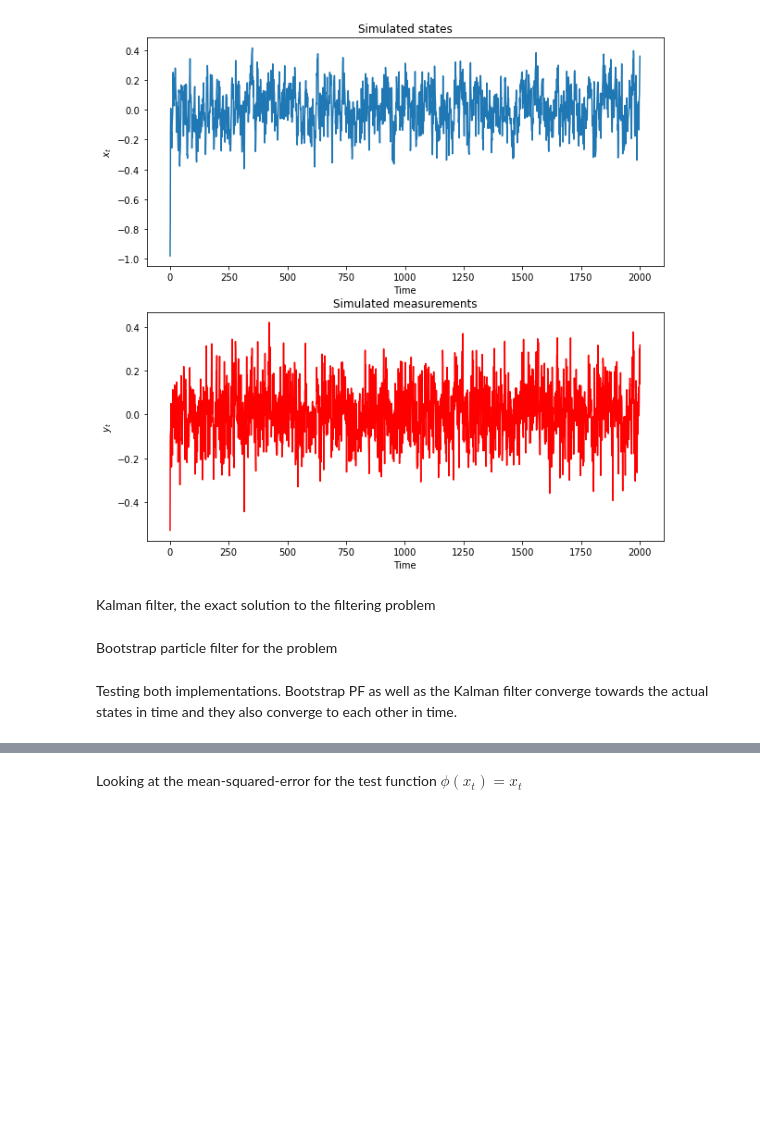
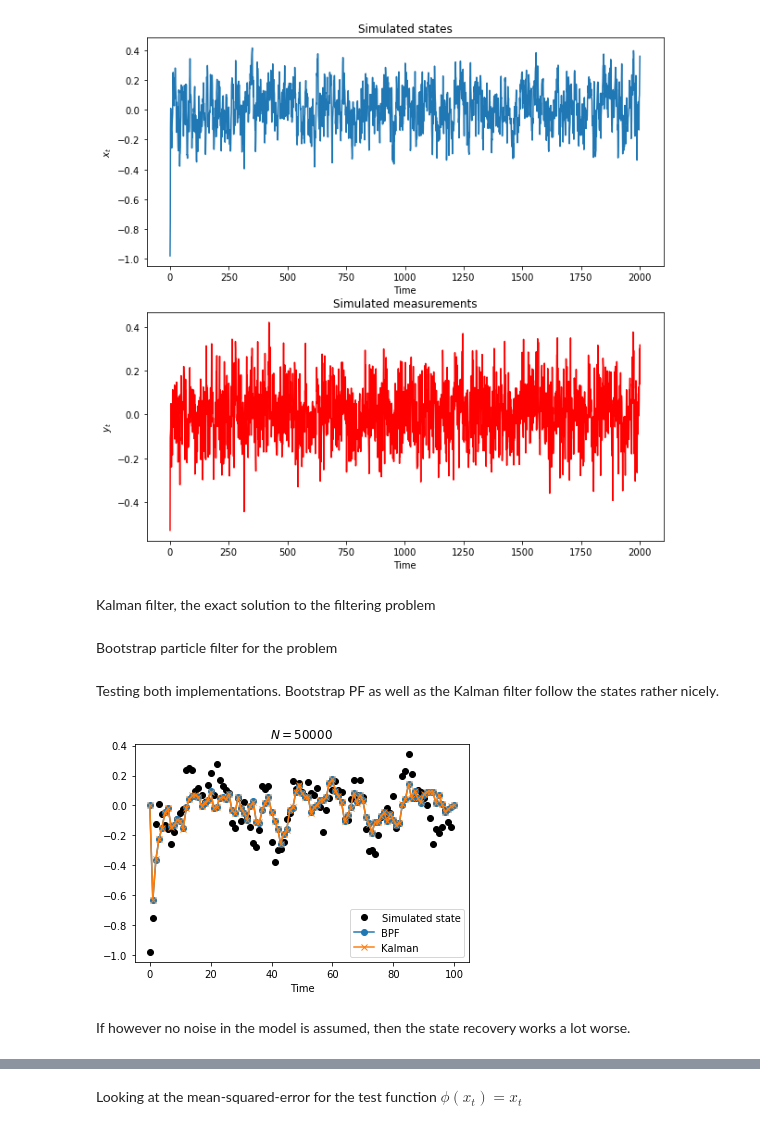
Before and after one commit to cyianor/smc2017, a Jupyter notebook: solutions/code/Python/fheld/exII.ipynb, the cells around one changed output, grey strips where cells are left out. Drawn from its saved outputs; the diff is of its cells as text; code cells hidden in the pictures; blank space fills up the shorter version.

```diff
--- a/solutions/code/Python/fheld/exII.ipynb
+++ b/solutions/code/Python/fheld/exII.ipynb
@@ -437,7 +437,27 @@ def bootstrap_PF(y, N=100, A=0.7, C=0.5, Q=0.0, R=0.1, P0=1):
 
     return xs, ws
 # %% [markdown]
-Testing both implementations. Bootstrap PF as well as the Kalman filter converge towards the actual states in time and they also converge to each other in time.
+Testing both implementations. Bootstrap PF as well as the Kalman filter follow the states rather nicely.
+# %%
+Tmax = 100
+N = 50000
+means_kf, stddevs_kf = kalman_filter(ys_sim[:Tmax], Q=0.1)
+xs, ws = bootstrap_PF(ys_sim[:Tmax], N=N, Q=0.1)
+means_bpf = np.sum(xs * ws, axis=0)
+
+fig, ax = plt.subplots()
+ax.plot(xs_sim[:Tmax], 'ok')
+ax.plot(means_bpf, 'o-')
+ax.plot(means_kf, 'x-')
+
+ax.set_xlabel('Time')
+ax.set_title("$N = {}$".format(N))
+
+ax.legend(['Simulated state', 'BPF', 'Kalman']);
+# %% [output]
+[figure, added]
+# %% [markdown]
+If however no noise in the model is assumed, then the state recovery works a lot worse.
 # %%
 Tmax = 100
 N = 50000
```
Also changed, not shown: parts of 5 cells of this notebook.
